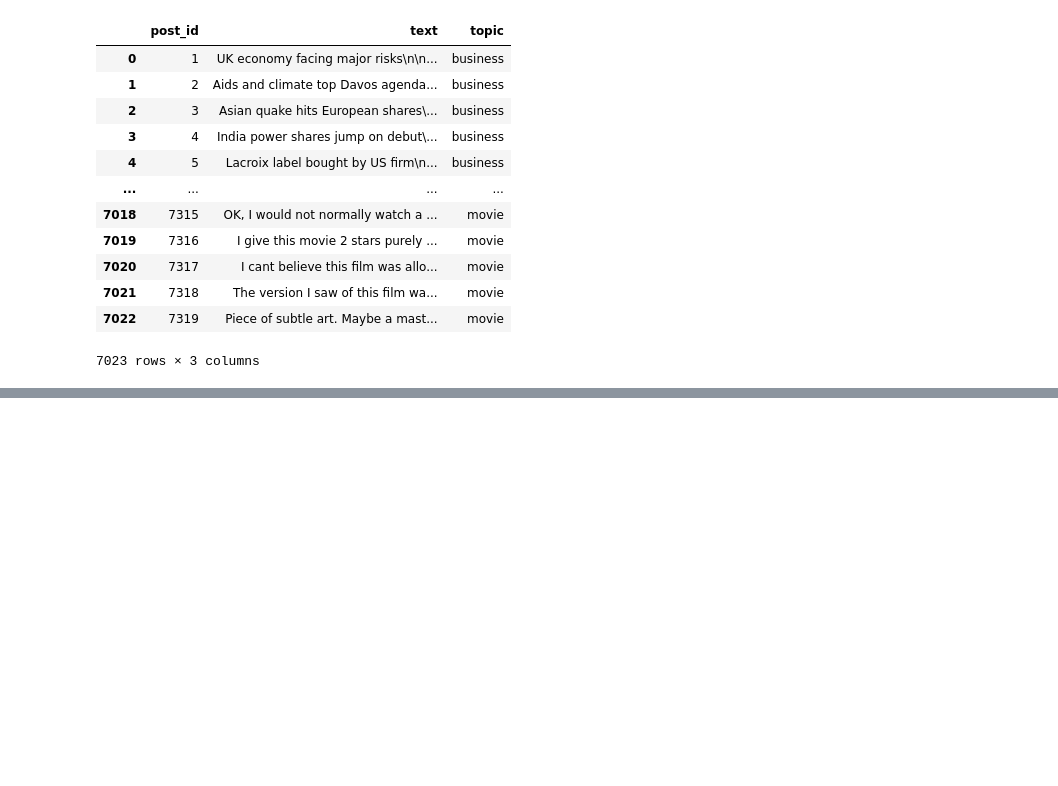
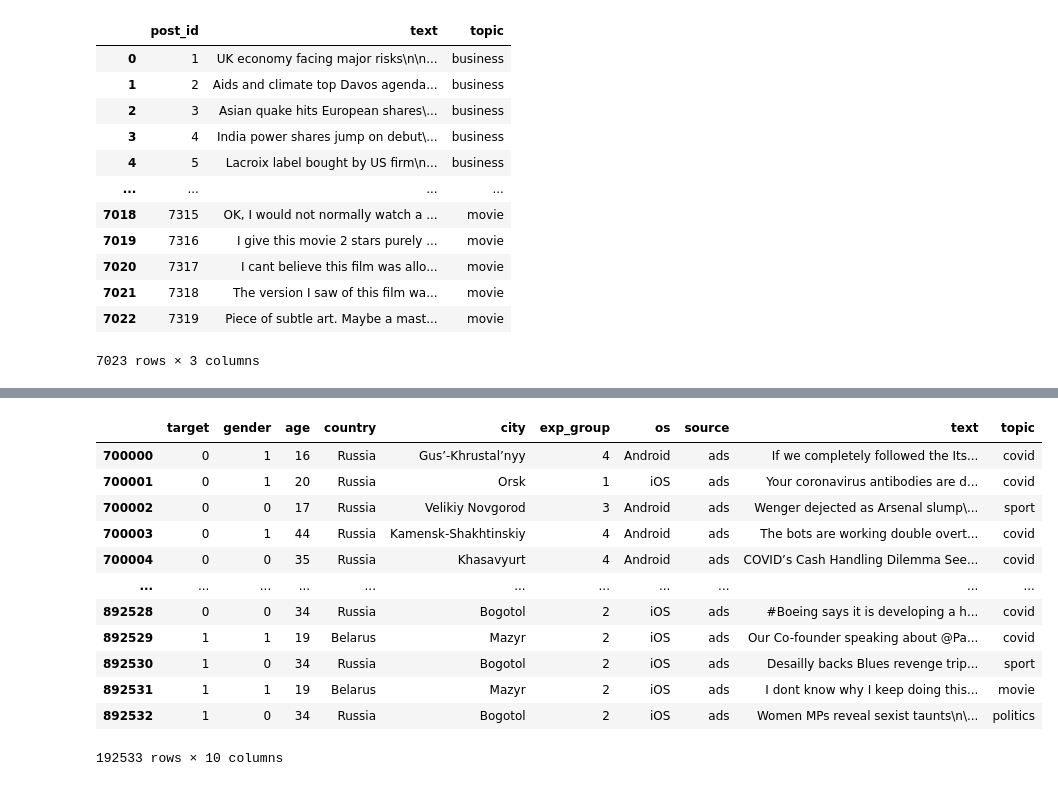
Before and after one commit to aiulyanov/startml, a Jupyter notebook: recsys_project/data.ipynb, the cells around one changed output, grey strips where cells are left out. Cells and saved outputs as stored; diff of their text form; code cells hidden in the pictures; blank space fills up the shorter version.

```diff
--- a/recsys_project/data.ipynb
+++ b/recsys_project/data.ipynb
@@ -93,0 +96,20 @@ feed_df[feed_df['user_id'] == 13346].head(30)
+# %%
+cat_cols = ['gender', 'age', 'country', 'city', 'exp_group', 'os', 'source', 'topic']
+train_data = total_data[:700000]
+test_data = total_data[700000:]
+# %%
+test_data
+# %% [output]
+|  | target | gender | age | country | city | exp_group | os | source | text | topic |
+| 700000 | 0 | 1 | 16 | Russia | Gus’-Khrustal’nyy | 4 | Android | ads | If we completely followed the Its... | covid |
+| 700001 | 0 | 1 | 20 | Russia | Orsk | 1 | iOS | ads | Your coronavirus antibodies are d... | covid |
+| 700002 | 0 | 0 | 17 | Russia | Velikiy Novgorod | 3 | Android | ads | Wenger dejected as Arsenal slump\... | sport |
+| 700003 | 0 | 1 | 44 | Russia | Kamensk-Shakhtinskiy | 4 | Android | ads | The bots are working double overt... | covid |
+| 700004 | 0 | 0 | 35 | Russia | Khasavyurt | 4 | Android | ads | COVID’s Cash Handling Dilemma See... | covid |
+| ... | ... | ... | ... | ... | ... | ... | ... | ... | ... | ... |
+| 892528 | 0 | 0 | 34 | Russia | Bogotol | 2 | iOS | ads | #Boeing says it is developing a h... | covid |
+| 892529 | 1 | 1 | 19 | Belarus | Mazyr | 2 | iOS | ads | Our Co-founder speaking about @Pa... | covid |
+| 892530 | 1 | 0 | 34 | Russia | Bogotol | 2 | iOS | ads | Desailly backs Blues revenge trip... | sport |
+| 892531 | 1 | 1 | 19 | Belarus | Mazyr | 2 | iOS | ads | I dont know why I keep doing this... | movie |
+| 892532 | 1 | 0 | 34 | Russia | Bogotol | 2 | iOS | ads | Women MPs reveal sexist taunts\n\... | politics |
+192533 rows × 10 columns
```
Also changed, not shown: parts of 13 cells of this notebook, 27 other files.
